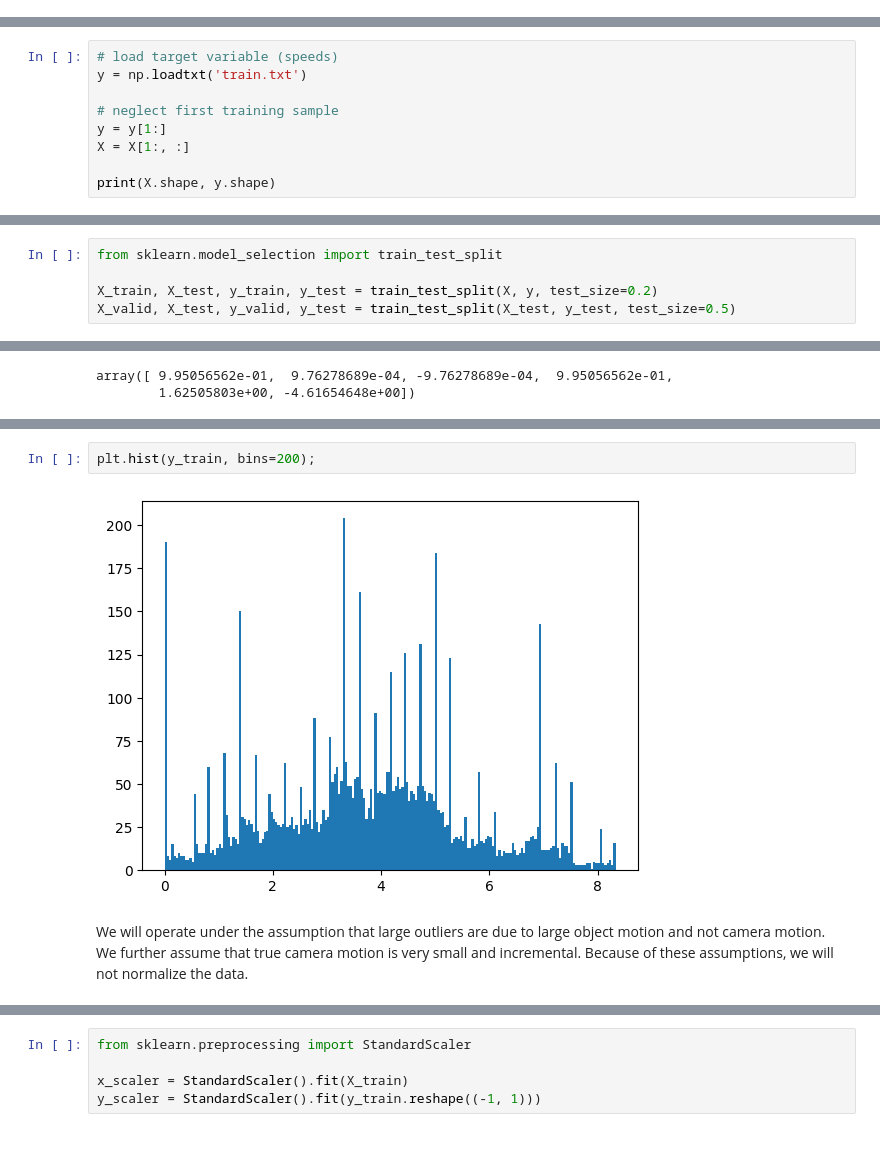
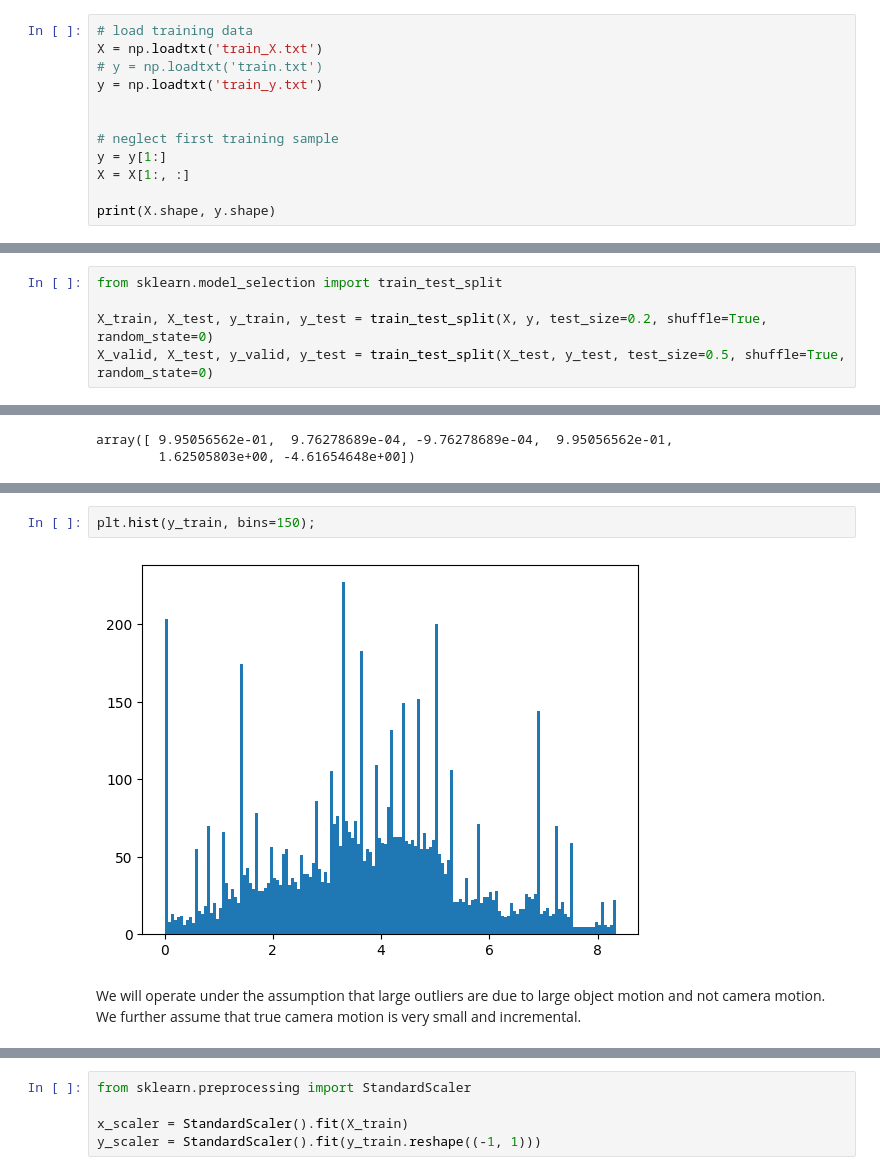
Before and after one commit to itberrios/CV_projects, a Jupyter notebook: mars_challenge/mars_challenge_1.ipynb, the cells around one changed output, grey strips where cells are left out. Saved outputs shown, nothing was run; the diff lists cells and outputs as text; blank space fills up the shorter version.

```diff
--- a/mars_challenge/mars_challenge_1.ipynb
+++ b/mars_challenge/mars_challenge_1.ipynb
@@ -137,0 +194,12 @@ np.savetxt('train_X.txt', X)
+# %%
+# load training data
+X = np.loadtxt('train_X.txt')
+# y = np.loadtxt('train.txt')
+y = np.loadtxt('train_y.txt')
+
+
+# neglect first training sample
+y = y[1:]
+X = X[1:, :]
+
+print(X.shape, y.shape)
@@ -139,12 +209,3 @@ np.savetxt('train_X.txt', X)
 The training data that we have just aquired consists of the Camera Motion Compensation transformation for speed at each time stamp (except the first).
 # %% [markdown]
 ## **Break into train, valid, test splits**
-# %%
-# load target variable (speeds)
-y = np.loadtxt('train.txt')
-
-# neglect first training sample
-y = y[1:]
-X = X[1:, :]
-
-print(X.shape, y.shape)
@@ -153,8 +212,8 @@ print(X.shape, y.shape)
 # %%
 from sklearn.model_selection import train_test_split
 
-X_train, X_test, y_train, y_test = train_test_split(X, y, test_size=0.2)
-X_valid, X_test, y_valid, y_test = train_test_split(X_test, y_test, test_size=0.5)
+X_train, X_test, y_train, y_test = train_test_split(X, y, test_size=0.2, shuffle=True, random_state=0)
+X_valid, X_test, y_valid, y_test = train_test_split(X_test, y_test, test_size=0.5, shuffle=True, random_state=0)
 # %%
 X_train.shape, X_valid.shape, X_test.shape
 # %% [output]
@@ -190,6 +249,6 @@ ax[1,2].set_xlabel("Vertical Translation", size=12);
 # %%
-plt.hist(y_train, bins=200);
+plt.hist(y_train, bins=150);
 # %% [output]
-[figure, old version]
+[figure, new version]
 # %% [markdown]
-We will operate under the assumption that large outliers are due to large object motion and not camera motion. We further assume that true camera motion is very small and incremental. Because of these assumptions, we will not normalize the data.
+We will operate under the assumption that large outliers are due to large object motion and not camera motion. We further assume that true camera motion is very small and incremental.
```
Also changed, not shown: parts of 49 cells of this notebook.
